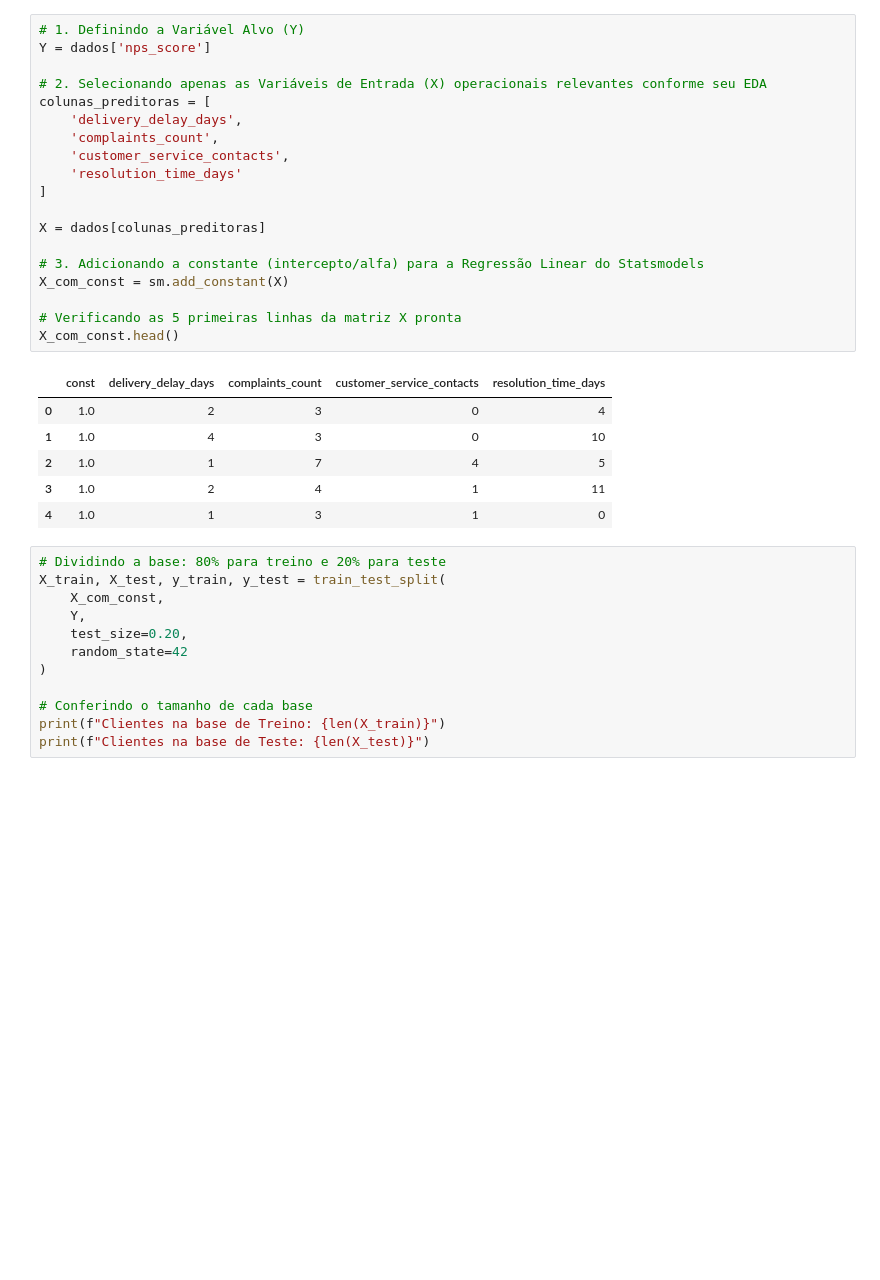
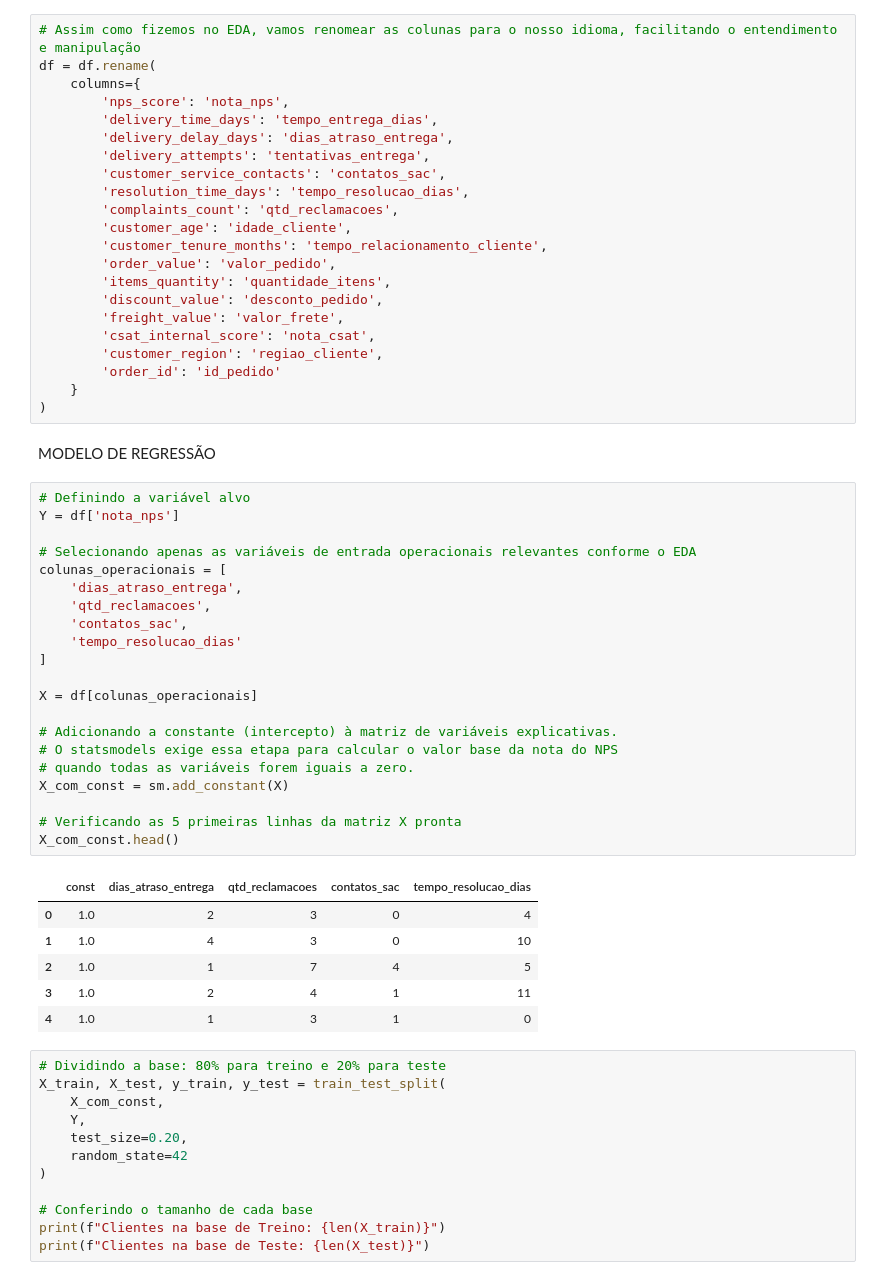
Before and after one commit to henriquebrod/Tech-Challenge-Fase-1, a Jupyter notebook: notebooks/Desafio_Tech_Challenge_Fase_1.ipynb, the cells around one changed output. Cells and saved outputs as stored; diff of their text form; blank space fills up the shorter version.

```diff
--- a/notebooks/Desafio_Tech_Challenge_Fase_1.ipynb
+++ b/notebooks/Desafio_Tech_Challenge_Fase_1.ipynb
@@ -24,27 +23,53 @@ dados.head(10)
 | 7 | 8 | 60 | Sul | 37 | 50008 | 428.76 | ... |
 | 8 | 9 | 40 | Sul | 60 | 50009 | 121.56 | ... |
 | 9 | 10 | 51 | Sudeste | 70 | 50010 | 411.01 | ... |
+# %%
+# Assim como fizemos no EDA, vamos renomear as colunas para o nosso idioma, facilitando o entendimento e manipulação
+df = df.rename(
+    columns={
+        'nps_score': 'nota_nps',
+        'delivery_time_days': 'tempo_entrega_dias',
+        'delivery_delay_days': 'dias_atraso_entrega',
+        'delivery_attempts': 'tentativas_entrega',
+        'customer_service_contacts': 'contatos_sac',
+        'resolution_time_days': 'tempo_resolucao_dias',
+        'complaints_count': 'qtd_reclamacoes',
+        'customer_age': 'idade_cliente',
+        'customer_tenure_months': 'tempo_relacionamento_cliente',
+        'order_value': 'valor_pedido',
+        'items_quantity': 'quantidade_itens',
+        'discount_value': 'desconto_pedido',
+        'freight_value': 'valor_frete',
+        'csat_internal_score': 'nota_csat',
+        'customer_region': 'regiao_cliente',
+        'order_id': 'id_pedido'
+    }
+)
+# %% [markdown]
+MODELO DE REGRESSÃO
 # %%
-# 1. Definindo a Variável Alvo (Y)
-Y = dados['nps_score']
+# Definindo a variável alvo
+Y = df['nota_nps']
 
-# 2. Selecionando apenas as Variáveis de Entrada (X) operacionais relevantes conforme seu EDA
-colunas_preditoras = [
-    'delivery_delay_days',
-    'complaints_count',
-    'customer_service_contacts',
-    'resolution_time_days'
+# Selecionando apenas as variáveis de entrada operacionais relevantes conforme o EDA
+colunas_operacionais = [
+    'dias_atraso_entrega',
+    'qtd_reclamacoes',
+    'contatos_sac',
+    'tempo_resolucao_dias'
 ]
 
-X = dados[colunas_preditoras]
+X = df[colunas_operacionais]
 
-# 3. Adicionando a constante (intercepto/alfa) para a Regressão Linear do Statsmodels
+# Adicionando a constante (intercepto) à matriz de variáveis explicativas.
+# O statsmodels exige essa etapa para calcular o valor base da nota do NPS
+# quando todas as variáveis forem iguais a zero.
 X_com_const = sm.add_constant(X)
 
 # Verificando as 5 primeiras linhas da matriz X pronta
 X_com_const.head()
 # %% [output]
-|  | const | delivery_delay_days | complaints_count | customer_service_contacts | resolution_time_days |
+|  | const | dias_atraso_entrega | qtd_reclamacoes | contatos_sac | tempo_resolucao_dias |
 | 0 | 1.0 | 2 | 3 | 0 | 4 |
 | 1 | 1.0 | 4 | 3 | 0 | 10 |
 | 2 | 1.0 | 1 | 7 | 4 | 5 |
```
Also changed, not shown: parts of 23 cells of this notebook, 1 other file.
